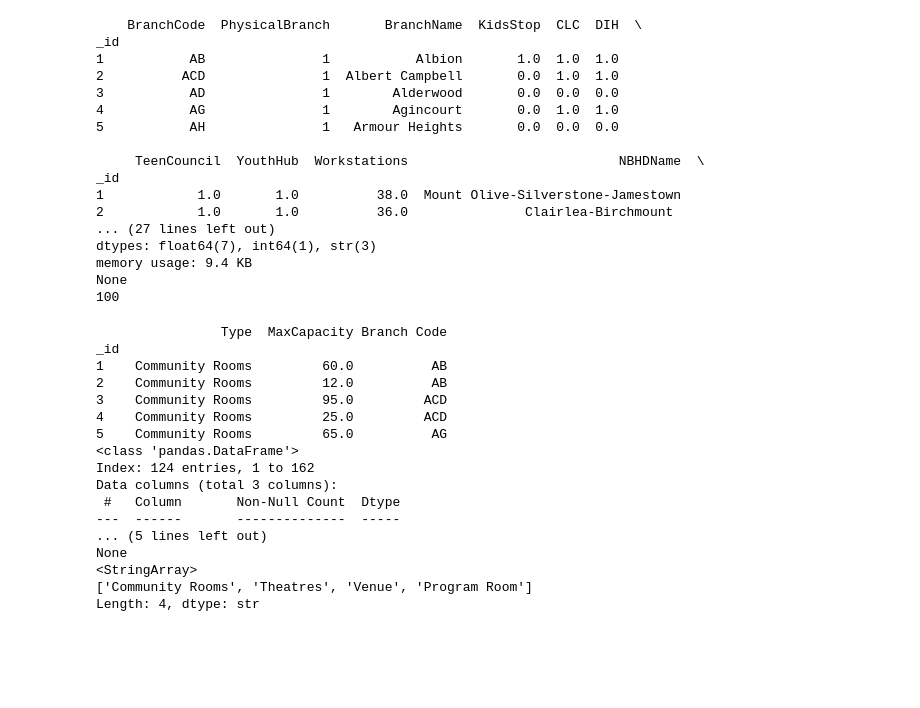
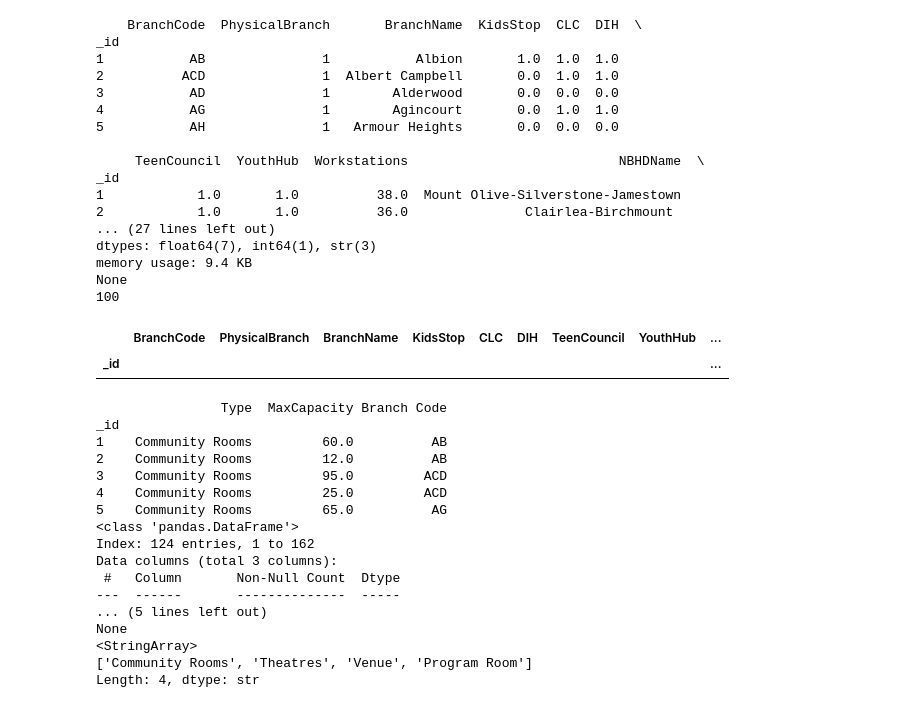
Before and after one commit to EdenKhazma/UVolunteer, a Jupyter notebook: TLPP-Dashboard/notebook.ipynb, the cells around one changed output. Saved outputs shown, nothing was run; the diff lists cells and outputs as text; code cells hidden in the pictures; blank space fills up the shorter version.

```diff
--- a/TLPP-Dashboard/notebook.ipynb
+++ b/TLPP-Dashboard/notebook.ipynb
@@ -184,6 +188,11 @@ dtypes: float64(7), int64(1), str(3)
 memory usage: 9.4 KB
 None
 100
+# %%
+tpl_BGI_2023_cl[tpl_BGI_2023_cl['BranchName'] == 'Online']
+# %% [output]
+|  | BranchCode | PhysicalBranch | BranchName | KidsStop | CLC | DIH | TeenCouncil | YouthHub | ... |
+| _id |  |  |  |  |  |  |  |  | ... |
 # %%
 # Table tpl-branch-space-rentals-2024 cleaning:
 
```
Also changed, not shown: parts of 8 cells of this notebook, 1 other file.
